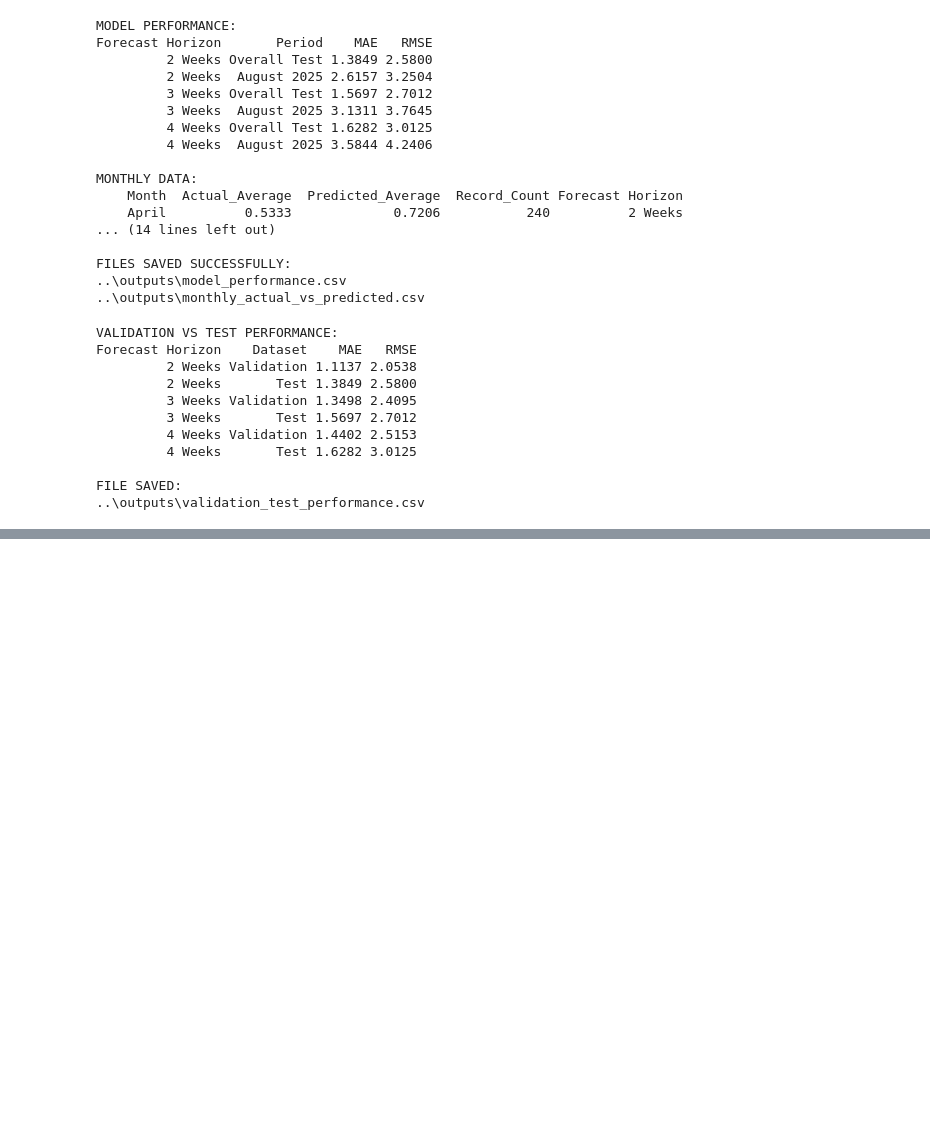
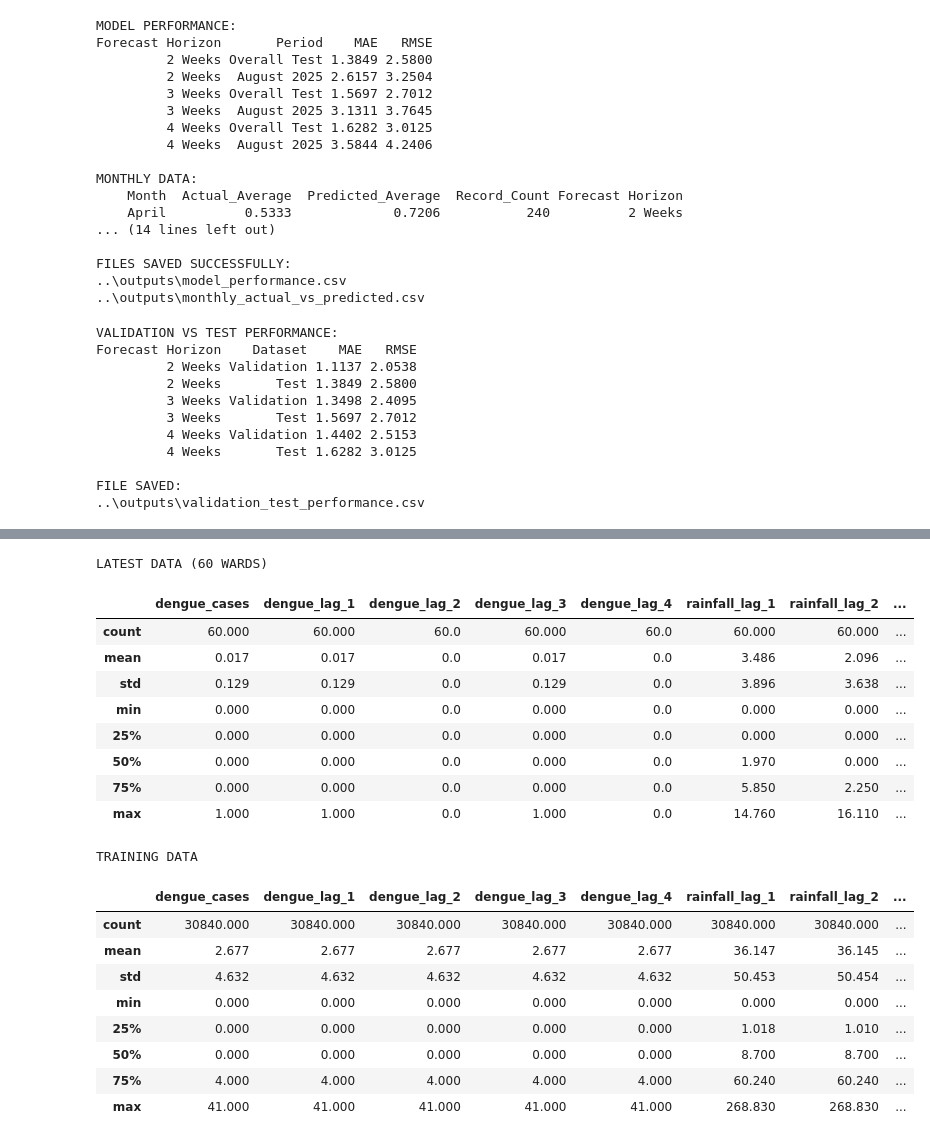
Before and after one commit to MohammadshahedulIslamsabbir/Dengue_Prediction_by_Ctrl_Freakz, a Jupyter notebook: notebooks/dengue_outbreak_prediction.ipynb, the cells around one changed output, grey strips where cells are left out. Saved outputs shown, nothing was run; the diff lists cells and outputs as text; code cells hidden in the pictures; blank space fills up the shorter version.

Commit message:
Update dengue predictions and model evaluation

```diff
--- a/notebooks/dengue_outbreak_prediction.ipynb
+++ b/notebooks/dengue_outbreak_prediction.ipynb
@@ -3030,0 +3406,43 @@ FILE SAVED:
+# %%
+# Check important input features
+
+check_columns = [
+    "dengue_cases",
+    "dengue_lag_1",
+    "dengue_lag_2",
+    "dengue_lag_3",
+    "dengue_lag_4",
+    "rainfall_lag_1",
+    "rainfall_lag_2",
+    "rainfall_lag_3",
+    "rainfall_lag_4",
+    "avg_temp_lag_1",
+    "humidity_lag_1"
+]
+
+print("LATEST DATA (60 WARDS)")
+display(latest_ward_features[check_columns].describe().round(3))
+
+print("\nTRAINING DATA")
+display(df_clean[check_columns].describe().round(3))
+# %% [output]
+LATEST DATA (60 WARDS)
+|  | dengue_cases | dengue_lag_1 | dengue_lag_2 | dengue_lag_3 | dengue_lag_4 | rainfall_lag_1 | rainfall_lag_2 | ... |
+| count | 60.000 | 60.000 | 60.0 | 60.000 | 60.0 | 60.000 | 60.000 | ... |
+| mean | 0.017 | 0.017 | 0.0 | 0.017 | 0.0 | 3.486 | 2.096 | ... |
+| std | 0.129 | 0.129 | 0.0 | 0.129 | 0.0 | 3.896 | 3.638 | ... |
+| min | 0.000 | 0.000 | 0.0 | 0.000 | 0.0 | 0.000 | 0.000 | ... |
+| 25% | 0.000 | 0.000 | 0.0 | 0.000 | 0.0 | 0.000 | 0.000 | ... |
+| 50% | 0.000 | 0.000 | 0.0 | 0.000 | 0.0 | 1.970 | 0.000 | ... |
+| 75% | 0.000 | 0.000 | 0.0 | 0.000 | 0.0 | 5.850 | 2.250 | ... |
+| max | 1.000 | 1.000 | 0.0 | 1.000 | 0.0 | 14.760 | 16.110 | ... |
+TRAINING DATA
+|  | dengue_cases | dengue_lag_1 | dengue_lag_2 | dengue_lag_3 | dengue_lag_4 | rainfall_lag_1 | rainfall_lag_2 | ... |
+| count | 30840.000 | 30840.000 | 30840.000 | 30840.000 | 30840.000 | 30840.000 | 30840.000 | ... |
+| mean | 2.677 | 2.677 | 2.677 | 2.677 | 2.677 | 36.147 | 36.145 | ... |
+| std | 4.632 | 4.632 | 4.632 | 4.632 | 4.632 | 50.453 | 50.454 | ... |
+| min | 0.000 | 0.000 | 0.000 | 0.000 | 0.000 | 0.000 | 0.000 | ... |
+| 25% | 0.000 | 0.000 | 0.000 | 0.000 | 0.000 | 1.018 | 1.010 | ... |
+| 50% | 0.000 | 0.000 | 0.000 | 0.000 | 0.000 | 8.700 | 8.700 | ... |
+| 75% | 4.000 | 4.000 | 4.000 | 4.000 | 4.000 | 60.240 | 60.240 | ... |
+| max | 41.000 | 41.000 | 41.000 | 41.000 | 41.000 | 268.830 | 268.830 | ... |
```
Also changed, not shown: parts of 22 cells of this notebook, 5 other files.
